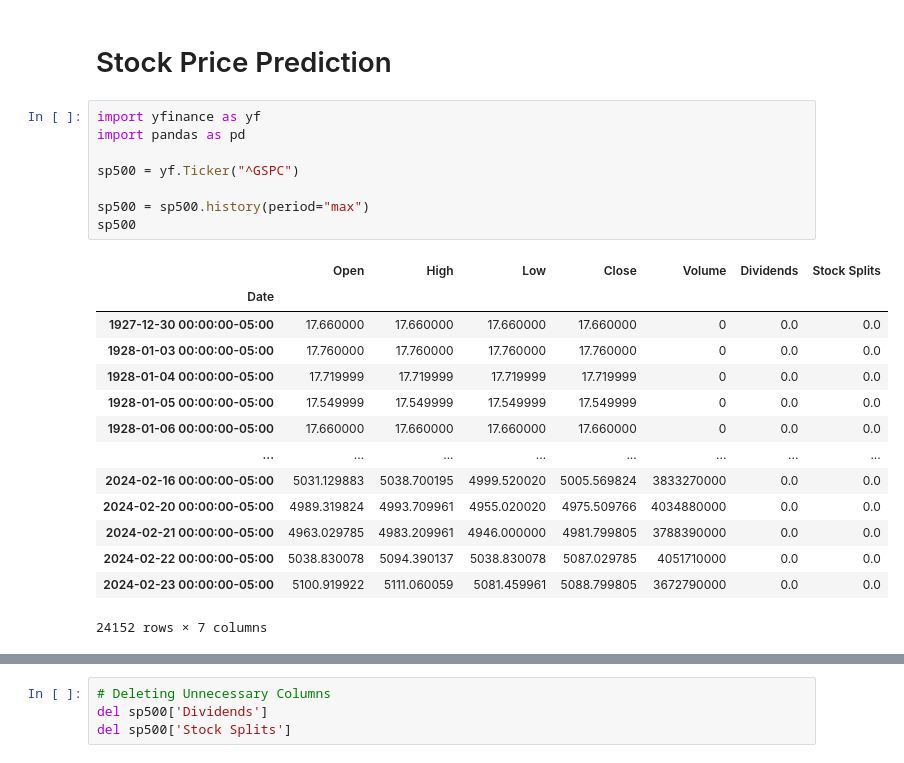
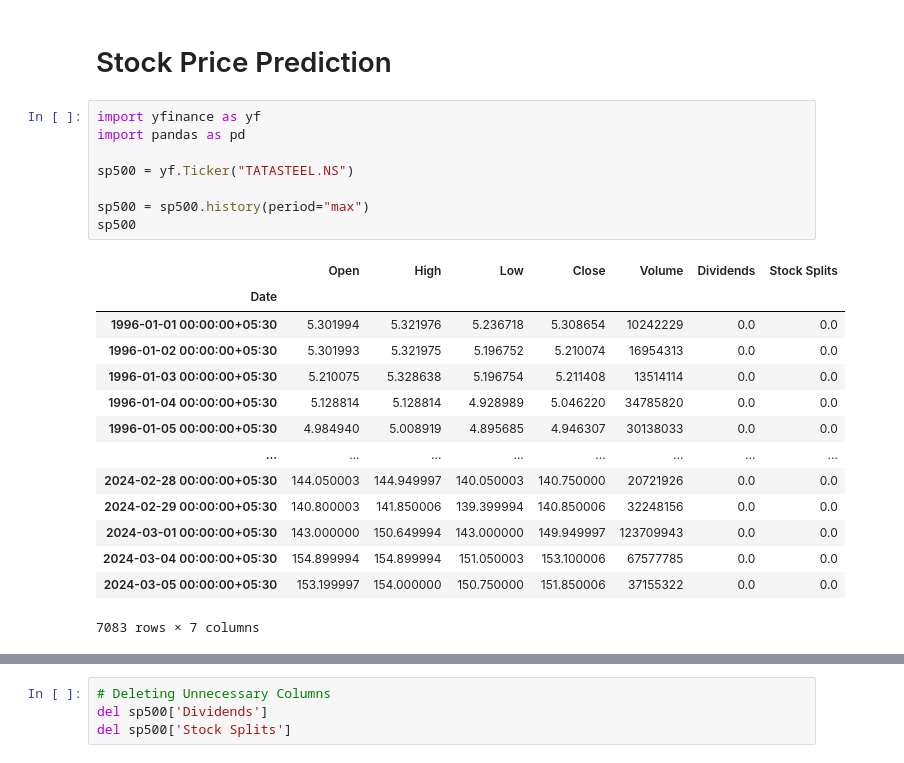
Before and after one commit to SearingShot/StockPricePrediction, a Jupyter notebook: Stock_Price_Prediction.ipynb, the cells around one changed output, grey strips where cells are left out. Cells and saved outputs as stored; diff of their text form.

```diff
--- a/Stock_Price_Prediction.ipynb
+++ b/Stock_Price_Prediction.ipynb
@@ -3,26 +5,26 @@
 # %%
 import yfinance as yf
 import pandas as pd
 
-sp500 = yf.Ticker("^GSPC")
+sp500 = yf.Ticker("TATASTEEL.NS")
 
 sp500 = sp500.history(period="max")
 sp500
 # %% [output]
 |  | Open | High | Low | Close | Volume | Dividends | Stock Splits |
 | Date |  |  |  |  |  |  |  |
-| 1927-12-30 00:00:00-05:00 | 17.660000 | 17.660000 | 17.660000 | 17.660000 | 0 | 0.0 | 0.0 |
-| 1928-01-03 00:00:00-05:00 | 17.760000 | 17.760000 | 17.760000 | 17.760000 | 0 | 0.0 | 0.0 |
-| 1928-01-04 00:00:00-05:00 | 17.719999 | 17.719999 | 17.719999 | 17.719999 | 0 | 0.0 | 0.0 |
-| 1928-01-05 00:00:00-05:00 | 17.549999 | 17.549999 | 17.549999 | 17.549999 | 0 | 0.0 | 0.0 |
-| 1928-01-06 00:00:00-05:00 | 17.660000 | 17.660000 | 17.660000 | 17.660000 | 0 | 0.0 | 0.0 |
+| 1996-01-01 00:00:00+05:30 | 5.301994 | 5.321976 | 5.236718 | 5.308654 | 10242229 | 0.0 | 0.0 |
+| 1996-01-02 00:00:00+05:30 | 5.301993 | 5.321975 | 5.196752 | 5.210074 | 16954313 | 0.0 | 0.0 |
+| 1996-01-03 00:00:00+05:30 | 5.210075 | 5.328638 | 5.196754 | 5.211408 | 13514114 | 0.0 | 0.0 |
+| 1996-01-04 00:00:00+05:30 | 5.128814 | 5.128814 | 4.928989 | 5.046220 | 34785820 | 0.0 | 0.0 |
+| 1996-01-05 00:00:00+05:30 | 4.984940 | 5.008919 | 4.895685 | 4.946307 | 30138033 | 0.0 | 0.0 |
 | ... | ... | ... | ... | ... | ... | ... | ... |
-| 2024-02-16 00:00:00-05:00 | 5031.129883 | 5038.700195 | 4999.520020 | 5005.569824 | 3833270000 | 0.0 | 0.0 |
-| 2024-02-20 00:00:00-05:00 | 4989.319824 | 4993.709961 | 4955.020020 | 4975.509766 | 4034880000 | 0.0 | 0.0 |
-| 2024-02-21 00:00:00-05:00 | 4963.029785 | 4983.209961 | 4946.000000 | 4981.799805 | 3788390000 | 0.0 | 0.0 |
-| 2024-02-22 00:00:00-05:00 | 5038.830078 | 5094.390137 | 5038.830078 | 5087.029785 | 4051710000 | 0.0 | 0.0 |
-| 2024-02-23 00:00:00-05:00 | 5100.919922 | 5111.060059 | 5081.459961 | 5088.799805 | 3672790000 | 0.0 | 0.0 |
+| 2024-02-28 00:00:00+05:30 | 144.050003 | 144.949997 | 140.050003 | 140.750000 | 20721926 | 0.0 | 0.0 |
+| 2024-02-29 00:00:00+05:30 | 140.800003 | 141.850006 | 139.399994 | 140.850006 | 32248156 | 0.0 | 0.0 |
+| 2024-03-01 00:00:00+05:30 | 143.000000 | 150.649994 | 143.000000 | 149.949997 | 123709943 | 0.0 | 0.0 |
+| 2024-03-04 00:00:00+05:30 | 154.899994 | 154.899994 | 151.050003 | 153.100006 | 67577785 | 0.0 | 0.0 |
+| 2024-03-05 00:00:00+05:30 | 153.199997 | 154.000000 | 150.750000 | 151.850006 | 37155322 | 0.0 | 0.0 |
-24152 rows × 7 columns
+7083 rows × 7 columns
 # %%
 sp500.plot.line(y="Close", use_index=True)
 # %% [output]
```
Also changed, not shown: parts of 24 cells of this notebook.
